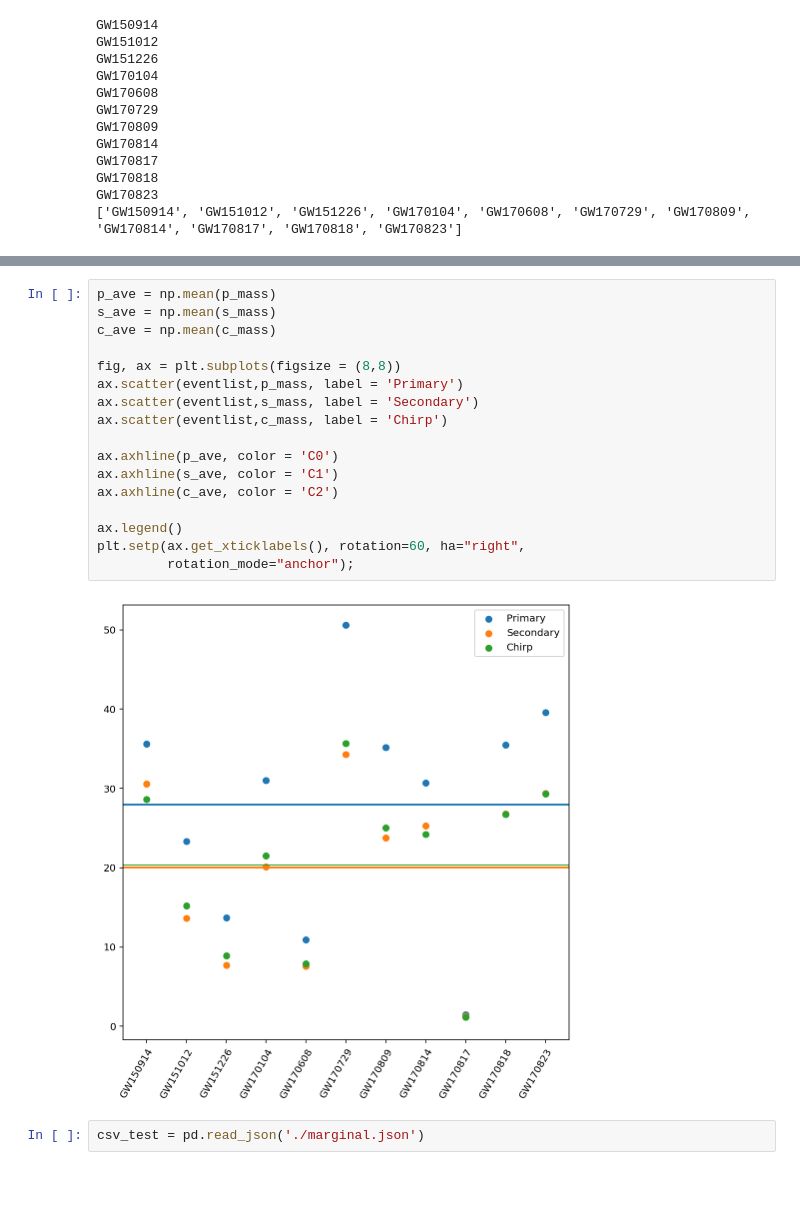
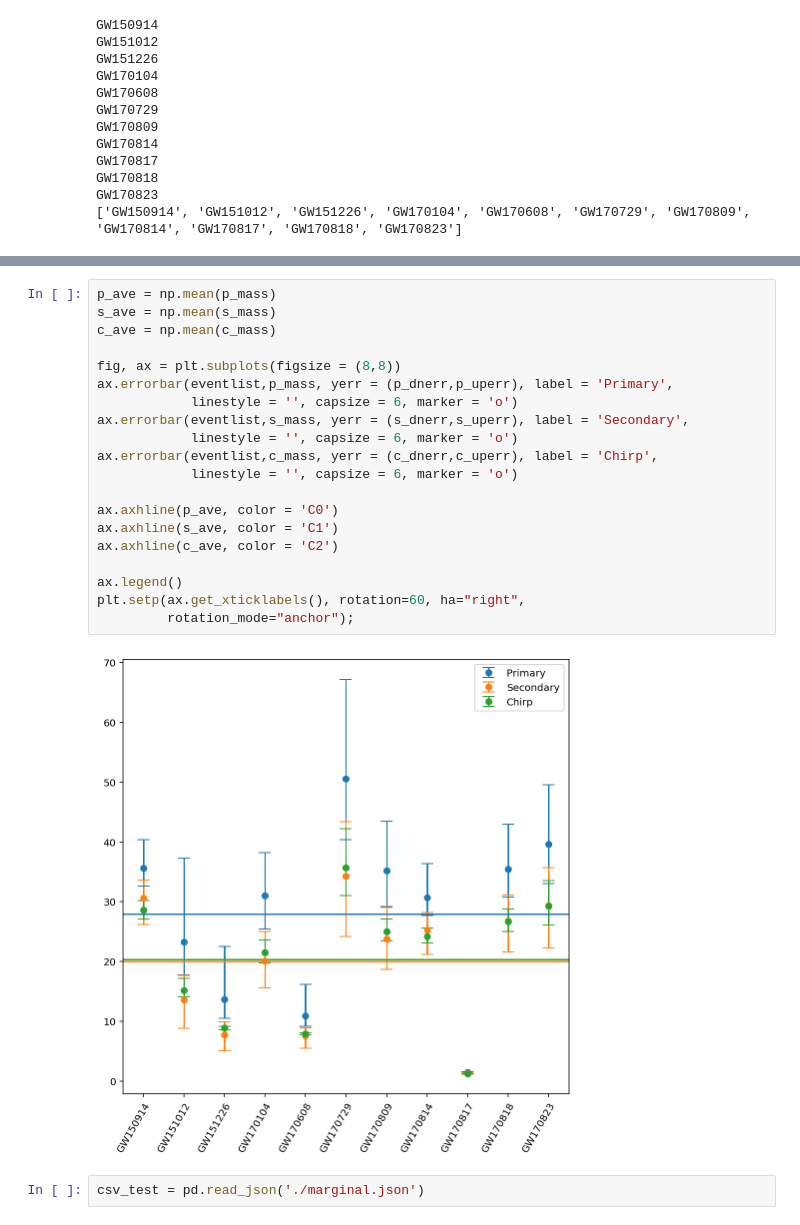
Before and after one commit to charlotteolsen/astrostats_GWproject, a Jupyter notebook: GW_project_massplots.ipynb, the cells around one changed output, grey strips where cells are left out. Cells and saved outputs as stored; diff of their text form; blank space fills up the shorter version.

Commit message:
Add errorbars to plots

```diff
--- a/GW_project_massplots.ipynb
+++ b/GW_project_massplots.ipynb
@@ -216,22 +216,25 @@ plt.legend()
 # %%
 p_ave = np.mean(p_mass)
 s_ave = np.mean(s_mass)
 c_ave = np.mean(c_mass)
 
 fig, ax = plt.subplots(figsize = (8,8))
-ax.scatter(eventlist,p_mass, label = 'Primary')
-ax.scatter(eventlist,s_mass, label = 'Secondary')
-ax.scatter(eventlist,c_mass, label = 'Chirp')
+ax.errorbar(eventlist,p_mass, yerr = (p_dnerr,p_uperr), label = 'Primary',
+            linestyle = '', capsize = 6, marker = 'o')
+ax.errorbar(eventlist,s_mass, yerr = (s_dnerr,s_uperr), label = 'Secondary',
+            linestyle = '', capsize = 6, marker = 'o')
+ax.errorbar(eventlist,c_mass, yerr = (c_dnerr,c_uperr), label = 'Chirp',
+            linestyle = '', capsize = 6, marker = 'o')
 
 ax.axhline(p_ave, color = 'C0')
 ax.axhline(s_ave, color = 'C1')
 ax.axhline(c_ave, color = 'C2')
 
 ax.legend()
 plt.setp(ax.get_xticklabels(), rotation=60, ha="right",
          rotation_mode="anchor");
 # %% [output]
-[figure, old version]
+[figure, new version]
 # %%
 csv_test = pd.read_json('./marginal.json')
 # %%
```
Also changed, not shown: parts of 1 cell of this notebook.
